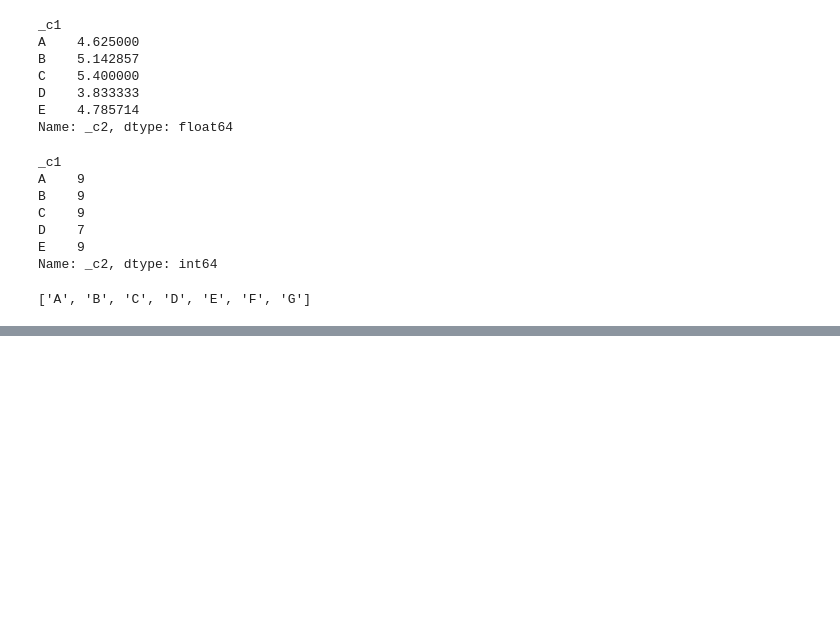
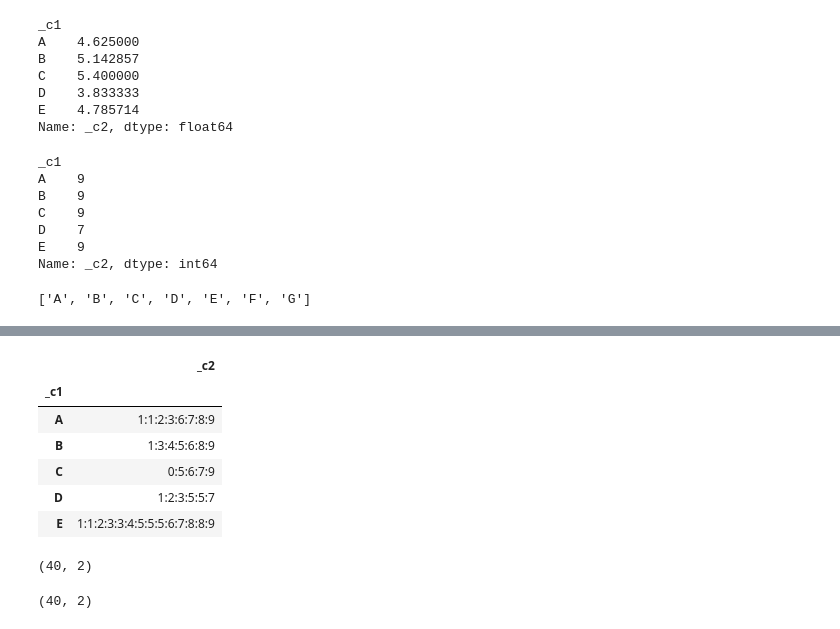
Before and after one commit to ciencia-de-los-datos/programacion-usando-pandas-VeronicaCorMe, a Jupyter notebook: pandas.ipynb, the cells around one changed output, grey strips where cells are left out. Saved outputs shown, nothing was run; the diff lists cells and outputs as text; code cells hidden in the pictures; blank space fills up the shorter version.

```diff
--- a/pandas.ipynb
+++ b/pandas.ipynb
@@ -227,3 +319,42 @@ def pregunta_10():
+# %%
+def pregunta_10():
+    """
+    Construya una tabla que contenga _c1 y una lista separada por ':' de los valores de
+    la columna _c2 para el archivo `tbl0.tsv`.
+
+    Rta/
+                                   _c1
+      _c0
+    0   A              1:1:2:3:6:7:8:9
+    1   B                1:3:4:5:6:8:9
+    2   C                    0:5:6:7:9
+    3   D                  1:2:3:5:5:7
+    4   E  1:1:2:3:3:4:5:5:5:6:7:8:8:9
+    """
+    #filtro de la base de datos las columnas 1 y 2
+
+    datos= tbl0.filter(items=("_c1","_c2"))
+    #para que los numeros salgan en orden, debo ordenar la base de dartos de acuerdo a los numeros en _c2
+    datos=datos.sort_values("_c2")
+    #convierto los valores de _c2 a string
+    datos["_c2"]= datos["_c2"].astype(str)
+    #creo la tabla con un groupby con c2 como valores,
+    # uso agregate para añadir a cada valor de c1 sus valores en c2 un diccionario que tenga los valores unidos con :
+    tabla= datos.groupby(["_c1"],as_index=False).aggregate({"_c2":":".join})
+    #establesco un  C1 como index
+    tabla.set_index("_c1", inplace=True)
+
+    return tabla
+
+pregunta_10()
+# %% [output]
+|  | _c2 |
+| _c1 |  |
+| A | 1:1:2:3:6:7:8:9 |
+| B | 1:3:4:5:6:8:9 |
+| C | 0:5:6:7:9 |
+| D | 1:2:3:5:5:7 |
+| E | 1:1:2:3:3:4:5:5:5:6:7:8:8:9 |
 # %%
 def pregunta_11():
     """
@@ -241,7 +372,13 @@ def pregunta_11():
     38   38      d,e
     39   39    a,d,f
     """
-    return
+    datos=tbl1.sort_values("_c4")
+    tabla=datos.groupby(["_c0"], as_index=False).aggregate({"_c4":",".join})
+
+    return tabla.shape
+pregunta_11()
+# %% [output]
+(40, 2)
 # %%
 def pregunta_12():
     """
@@ -257,8 +394,17 @@ def pregunta_12():
     37   37                    eee:0,fff:2,hhh:6
     38   38                    eee:0,fff:9,iii:2
     39   39                    ggg:3,hhh:8,jjj:5
+
     """
-    return
+    _c5= [(x[1]+":"+str(x[2])) for x in tbl2.values]
+    datos=tbl2.assign(_c5=_c5)
+    datos=datos.sort_values("_c5")
+    tabla=datos.groupby(("_c0"), as_index=False).aggregate({"_c5":",".join})
+
+    return tabla.shape
+pregunta_12()
+# %% [output]
+(40, 2)
 # %%
 def pregunta_13():
     """
```
Also changed, not shown: parts of 6 cells of this notebook.
